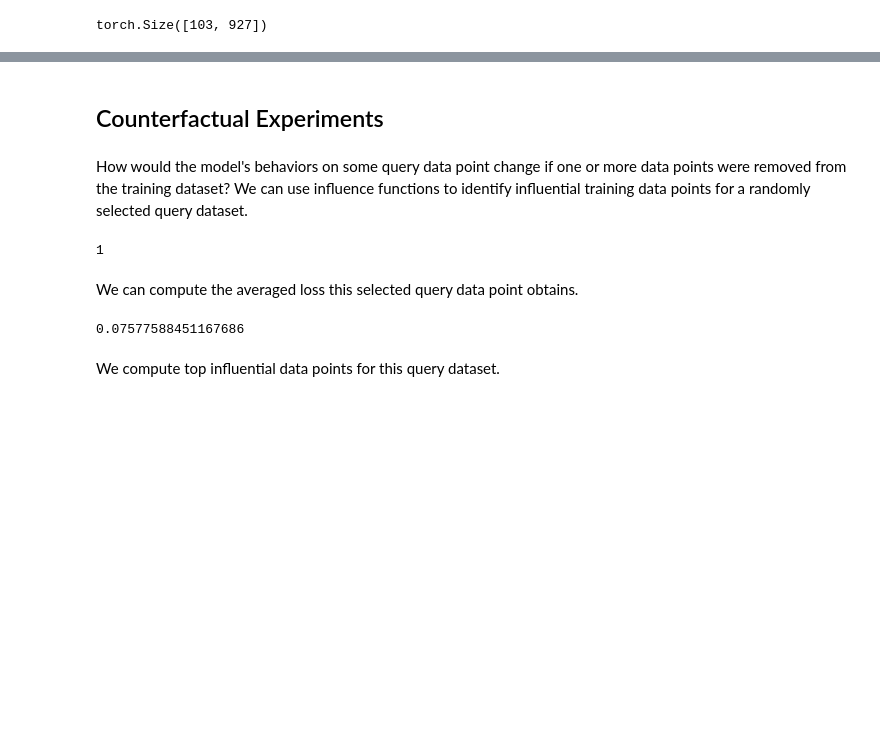
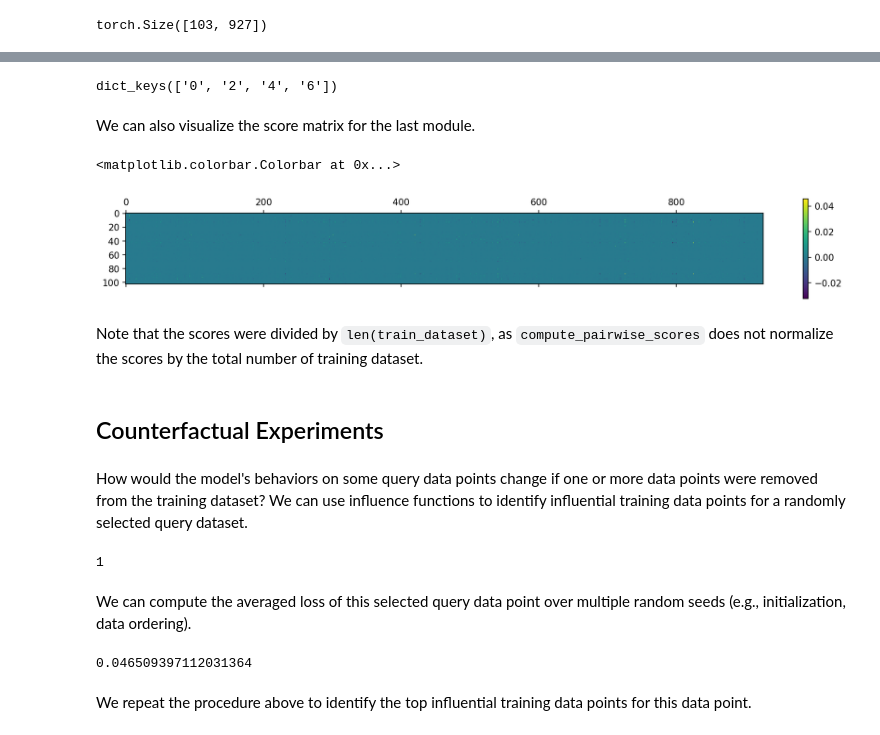
Before and after one commit to pomonam/kronfluence, a Jupyter notebook: examples/uci/tutorial.ipynb, the cells around one changed output, grey strips where cells are left out. Cells and saved outputs as stored; diff of their text form; code cells hidden in the pictures; blank space fills up the shorter version.

```diff
--- a/examples/uci/tutorial.ipynb
+++ b/examples/uci/tutorial.ipynb
@@ -302,5 +310,20 @@ torch.Size([103, 927])
+# %%
+per_module_scores = analyzer.load_pairwise_scores(scores_name="tutorial_per_module_score")
+per_module_scores.keys()
+# %% [output]
+dict_keys(['0', '2', '4', '6'])
+# %% [markdown]
+We can also visualize the score matrix for the last module.
+# %%
+plt.matshow(per_module_scores["6"] / len(train_dataset))
+plt.colorbar()
+# %% [output]
+<matplotlib.colorbar.Colorbar at 0x...>
+[figure, added]
+# %% [markdown]
+Note that the scores were divided by `len(train_dataset)`, as `compute_pairwise_scores` does not normalize the scores by the total number of training dataset.
 # %% [markdown]
 ## Counterfactual Experiments
 # %% [markdown]
-How would the model's behaviors on some query data point change if one or more data points were removed from the training dataset? We can use influence functions to identify influential training data points for a randomly selected query dataset.
+How would the model's behaviors on some query data points change if one or more data points were removed from the training dataset? We can use influence functions to identify influential training data points for a randomly selected query dataset.
 # %%
@@ -311,5 +332,5 @@ len(single_query_dataset)
 # %% [output]
 1
 # %% [markdown]
-We can compute the averaged loss this selected query data point obtains.
+We can compute the averaged loss of this selected query data point over multiple random seeds (e.g., initialization, data ordering).
 # %%
@@ -326,15 +347,14 @@ def train_and_evaluate(current_train_dataset: data.Dataset, current_eval_dataset
 # %%
-num_iter = 20
-base_loss = 0
+num_iter = 25
+base_loss = 0.0
 for _ in range(num_iter):
-    base_loss += train_and_evaluate(current_train_dataset=train_dataset, current_eval_dataset=single_query_dataset)
+    base_loss += train_and_evaluate(modified_train_dataset=train_dataset, query_dataset=single_query_dataset)
 base_loss /= num_iter
+base_loss
+# %% [output]
+0.046509397112031364
-# %%
-base_loss
-# %% [output]
-0.07577588451167686
 # %% [markdown]
-We compute top influential data points for this query dataset.
+We repeat the procedure above to identify the top influential training data points for this data point.
 # %%
 analyzer.fit_all_factors(
     factors_name="counterfactual_factors",
```
Also changed, not shown: parts of 37 cells of this notebook, 3 other files.
